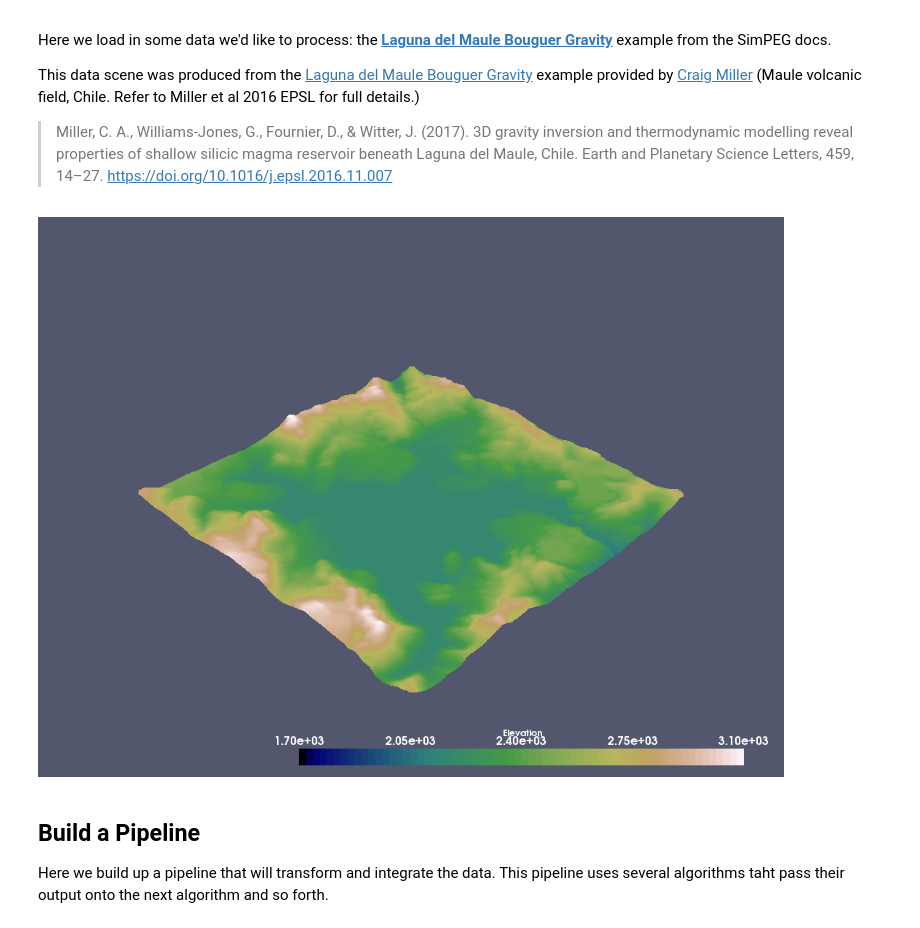
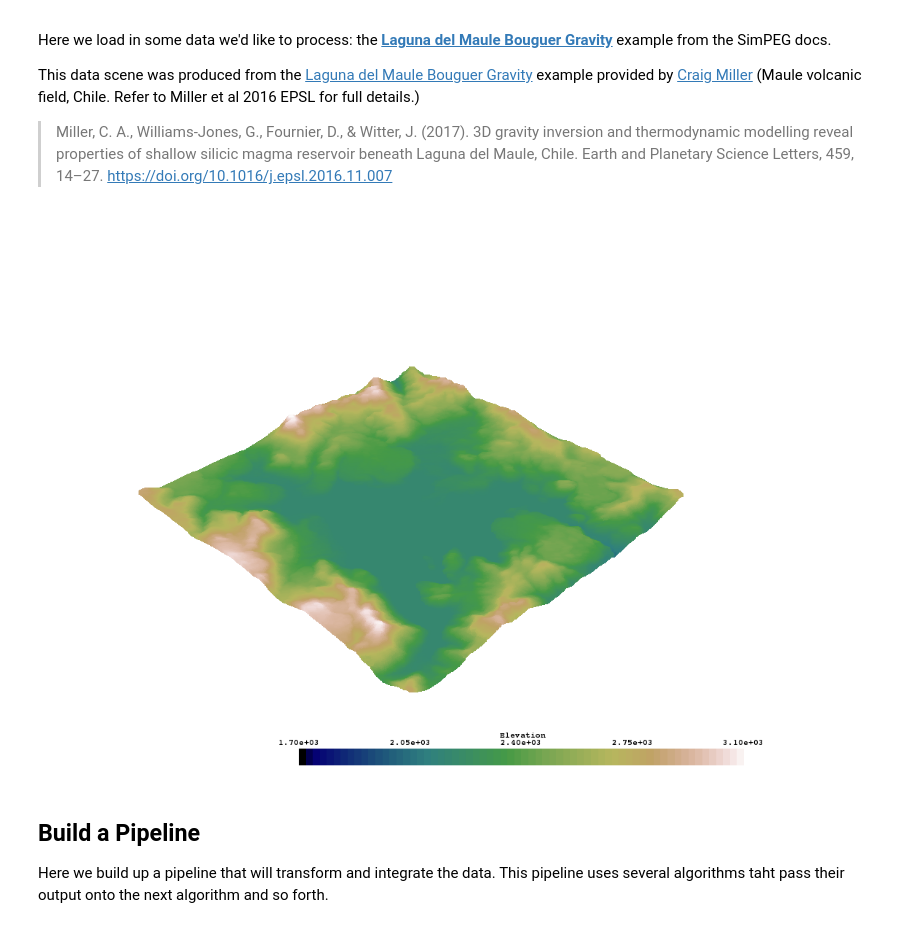
Before and after one commit to OpenGeoVis/PVGeo-Examples, a Jupyter notebook: 3.0 - Using the vtkInterface Package.ipynb, the cells around one changed output. Drawn from its saved outputs; the diff is of its cells as text; code cells hidden in the pictures.

```diff
--- a/3.0 - Using the vtkInterface Package.ipynb
+++ b/3.0 - Using the vtkInterface Package.ipynb
@@ -31,8 +41,8 @@ import discretize
 from PVGeo.grids import ExtractTopography
 from PVGeo.ubc import TopoReader
 # %%
-# This sets the plotting theme of `vtki` to look just like a ParaView rendering
-vtki.set_plot_theme('paraview')
+# This sets the plotting theme of `vtki`
+vtki.set_plot_theme('document')
 vtki.rcParams['cmap'] = 'bwr_r'
 # %% [markdown]
 ## Load the Data
@@ -49,11 +59,11 @@ models = {'lpout': mesh.readModelUBC(fileName='Lpout.mod', directory='data/Craig
 # %%
 # Load topography data using PVGeo
 topo = TopoReader().Apply('data/Craig-Chile/LdM_topo.topo')
 # Note that PVGeo will return a vtki wrapped data object if vtki is available!
 topo.set_active_scalar('Elevation')
-topo.plot(cmap='gist_earth', rng=[1.7e+03, 3.104e+03])
+topo.plot(cmap='gist_earth', clim=[1.7e+03, 3.104e+03])
 # %% [output]
-[figure, old version]
+[figure, new version]
 # %% [markdown]
 ## Build a Pipeline
 
```
Also changed, not shown: parts of 7 cells of this notebook, 3 other files.
